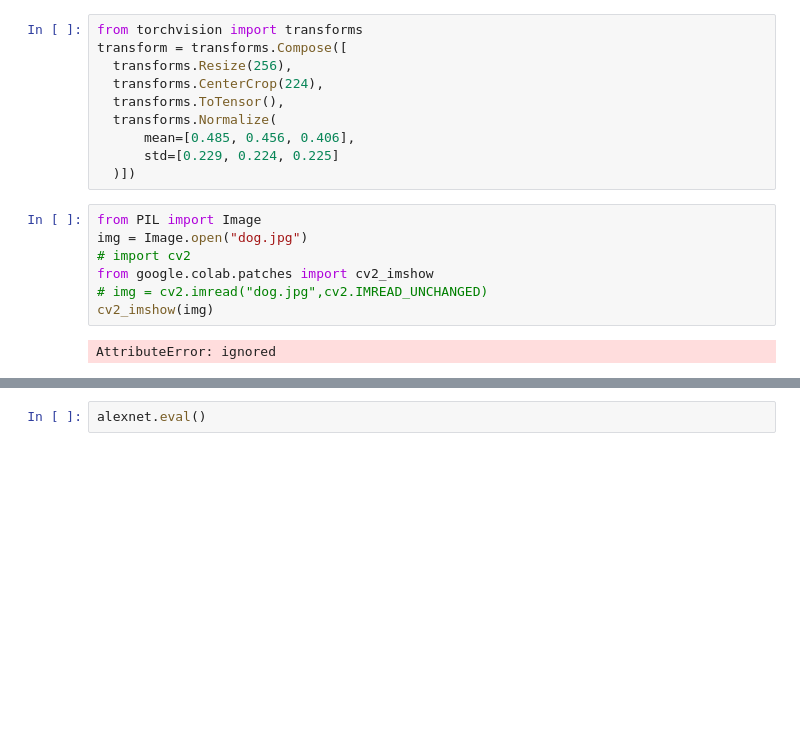
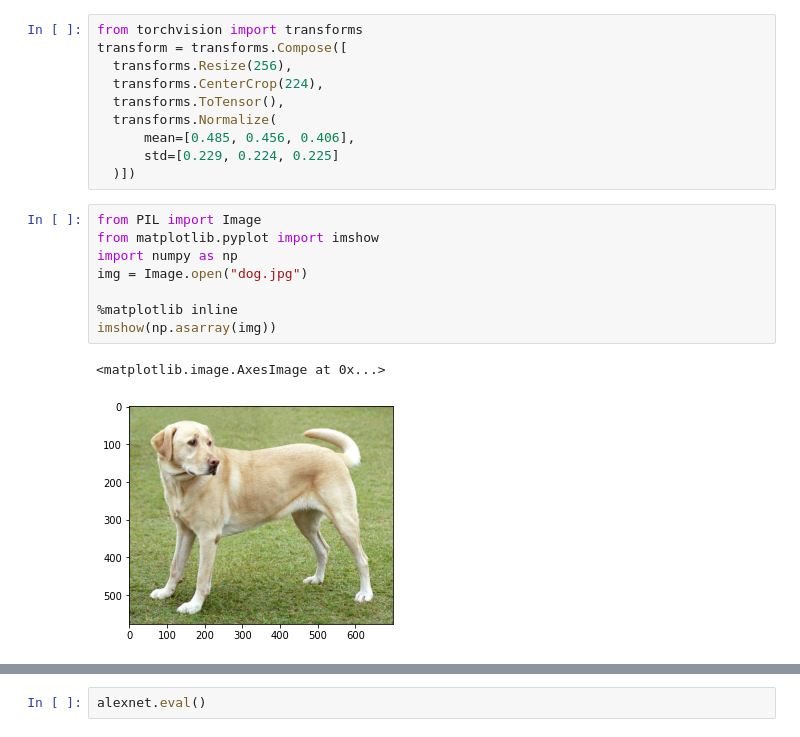
Before and after one commit to sub-rat/3-MONTHS-ON-MachineLearning, a Jupyter notebook: code/week6/PretrainedModel.ipynb, the cells around one changed output, grey strips where cells are left out. Drawn from its saved outputs; the diff is of its cells as text; blank space fills up the shorter version.

```diff
--- a/code/week6/PretrainedModel.ipynb
+++ b/code/week6/PretrainedModel.ipynb
@@ -65,15 +65,17 @@ transform = transforms.Compose([
       mean=[0.485, 0.456, 0.406],
       std=[0.229, 0.224, 0.225]
   )])
-# %%
-from PIL import Image
-img = Image.open("dog.jpg")
-# import cv2
-from google.colab.patches import cv2_imshow
-# img = cv2.imread("dog.jpg",cv2.IMREAD_UNCHANGED)
-cv2_imshow(img)
-# %% [output]
-AttributeError: ignored
+# %%
+from PIL import Image
+from matplotlib.pyplot import imshow
+import numpy as np
+img = Image.open("dog.jpg")
+
+%matplotlib inline
+imshow(np.asarray(img))
+# %% [output]
+<matplotlib.image.AxesImage at 0x...>
+[figure, added]
 # %%
 img_t = transform(img)
 batch_t = torch.unsqueeze(img_t,0)
```
Also changed, not shown: parts of 4 cells of this notebook.
